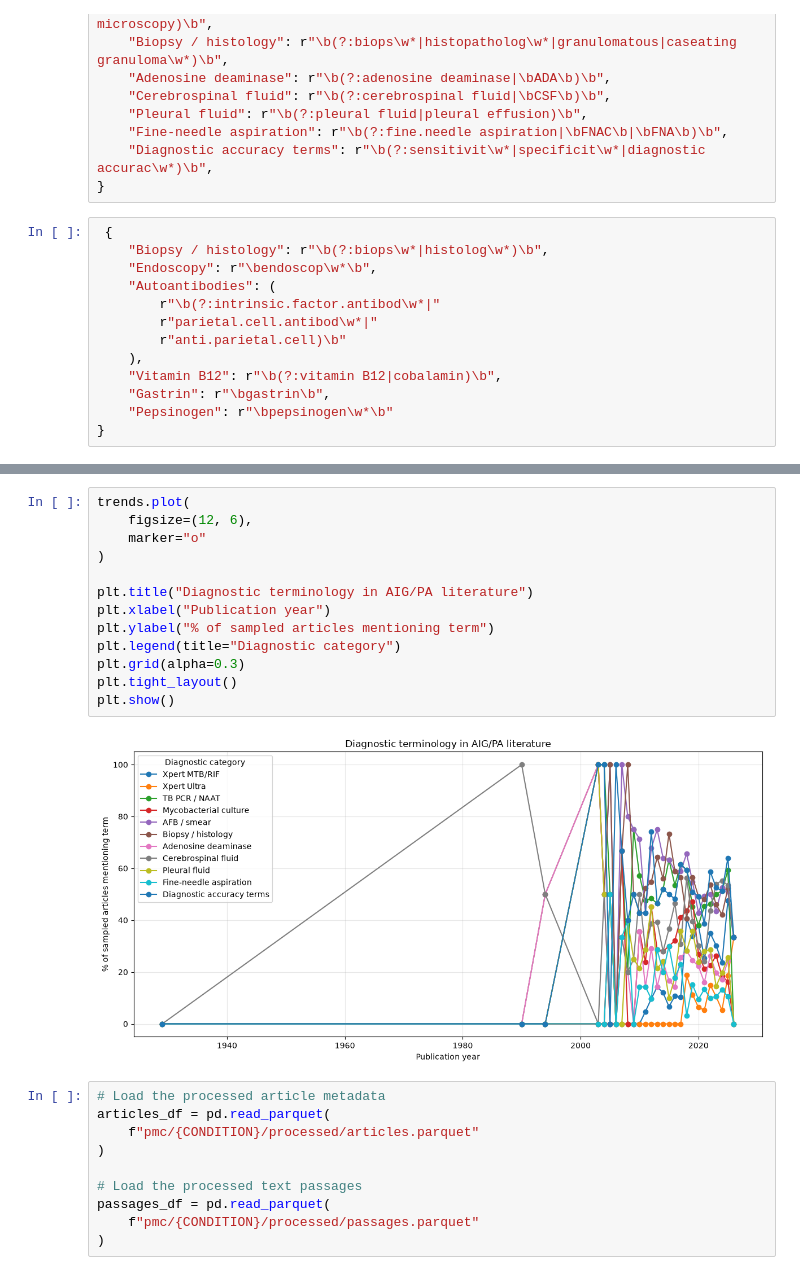
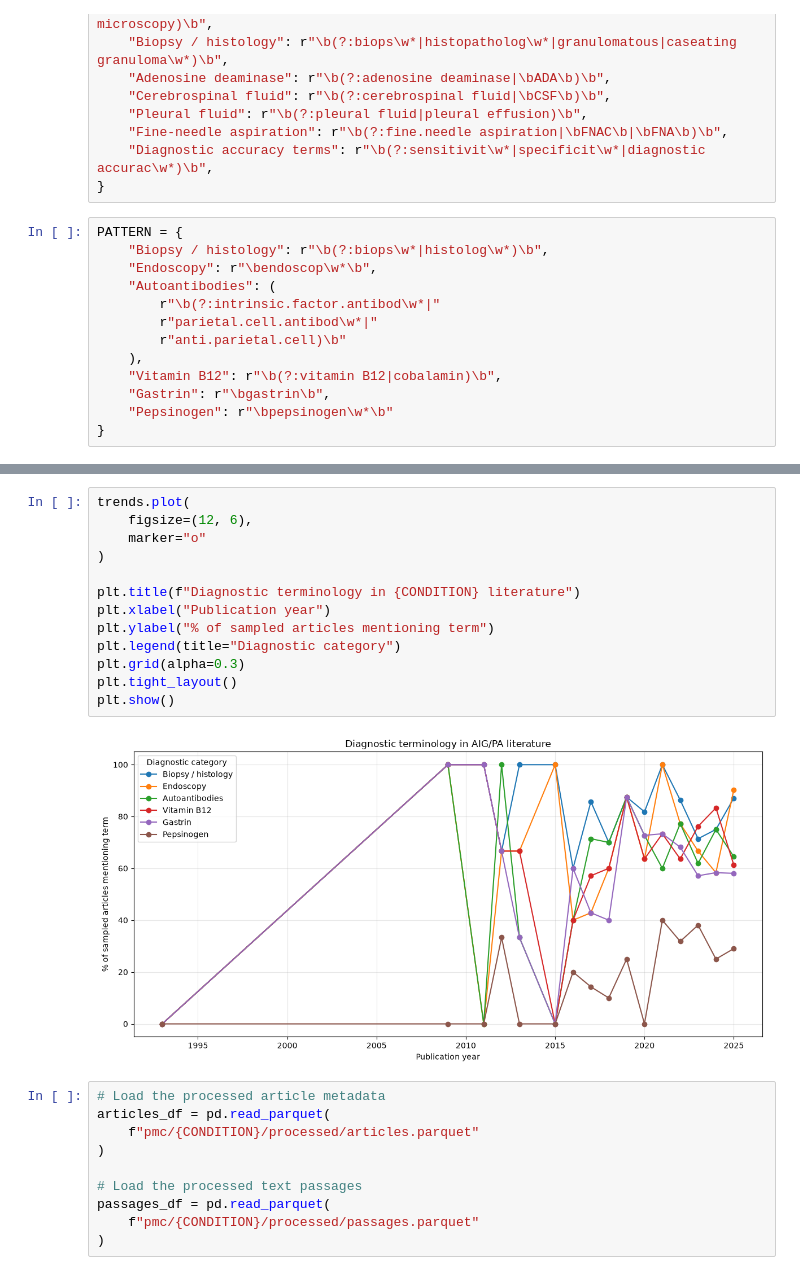
Before and after one commit to MothEars/SCI501_Project, a Jupyter notebook: data_pipeline.ipynb, the cells around one changed output, grey strips where cells are left out. Cells and saved outputs as stored; diff of their text form.

Commit message:
fix plot name

```diff
--- a/data_pipeline.ipynb
+++ b/data_pipeline.ipynb
@@ -346,7 +350,7 @@ PATTERN = {
     "Diagnostic accuracy terms": r"\b(?:sensitivit\w*|specificit\w*|diagnostic accurac\w*)\b",
 }
 # %%
- {
+PATTERN = {
     "Biopsy / histology": r"\b(?:biops\w*|histolog\w*)\b",
     "Endoscopy": r"\bendoscop\w*\b",
     "Autoantibodies": (
@@ -444,18 +448,18 @@ display(trends.round(1))
 # %%
 trends.plot(
     figsize=(12, 6),
     marker="o"
 )
 
-plt.title("Diagnostic terminology in AIG/PA literature")
+plt.title(f"Diagnostic terminology in {CONDITION} literature")
 plt.xlabel("Publication year")
 plt.ylabel("% of sampled articles mentioning term")
 plt.legend(title="Diagnostic category")
 plt.grid(alpha=0.3)
 plt.tight_layout()
 plt.show()
 # %% [output]
-[figure, old version]
+[figure, new version]
 # %%
 # Load the processed article metadata
 articles_df = pd.read_parquet(
```
Also changed, not shown: parts of 8 cells of this notebook.
